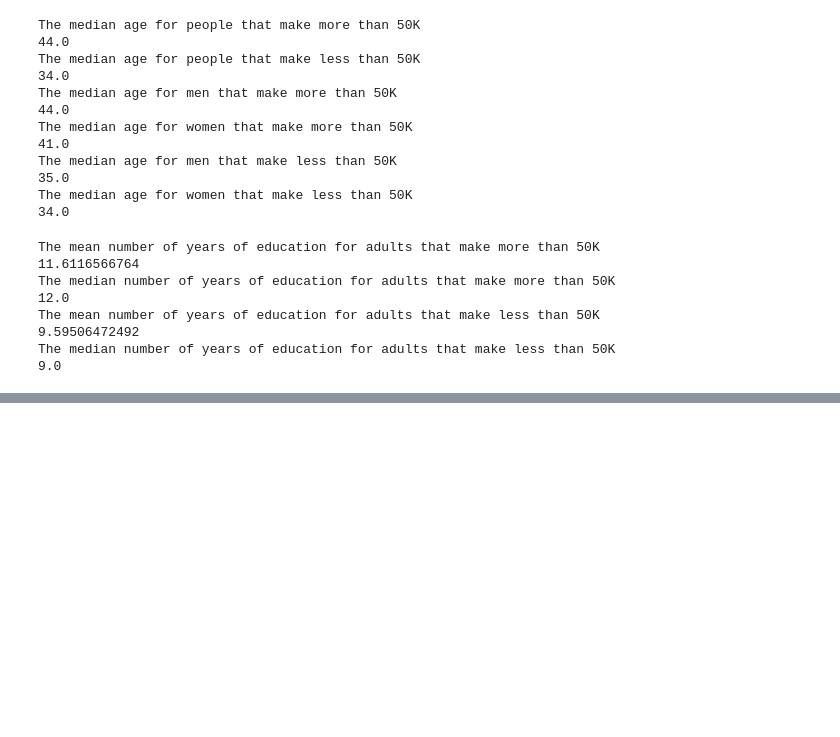
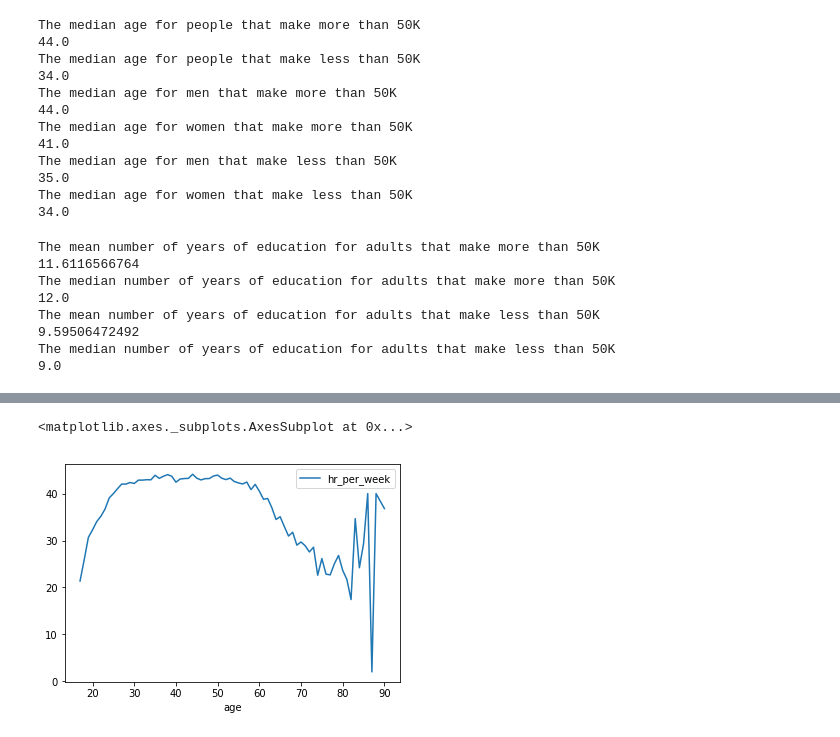
Before and after one commit to spa542/COSC311, a Jupyter notebook: Lab3/Lab3.ipynb, the cells around one changed output, grey strips where cells are left out. Cells and saved outputs as stored; diff of their text form; code cells hidden in the pictures; blank space fills up the shorter version.

```diff
--- a/Lab3/Lab3.ipynb
+++ b/Lab3/Lab3.ipynb
@@ -133,0 +154,8 @@ array([[<matplotlib.axes._subplots.AxesSubplot object at 0x...>]], dtype=object)
+# %%
+# 4.b
+# Plotting a line plot where the x-axis variable manifests fully across the plot domain
+line_data = adult_data[['age', 'hr_per_week']]
+line_data.groupby(by='age').mean().plot.line()
+# %% [output]
+<matplotlib.axes._subplots.AxesSubplot at 0x...>
+[figure, added]
```
Also changed, not shown: parts of 4 cells of this notebook.
